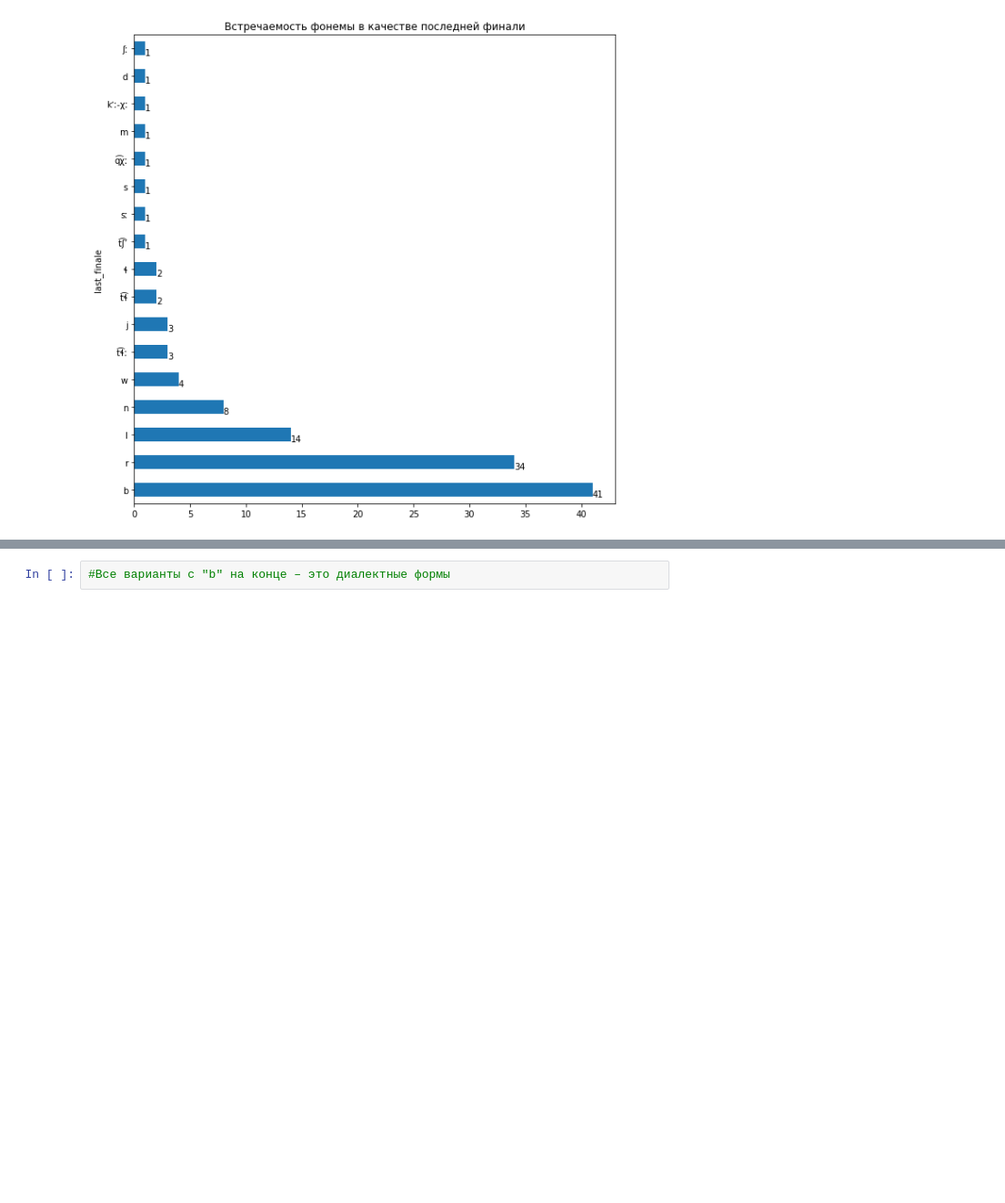
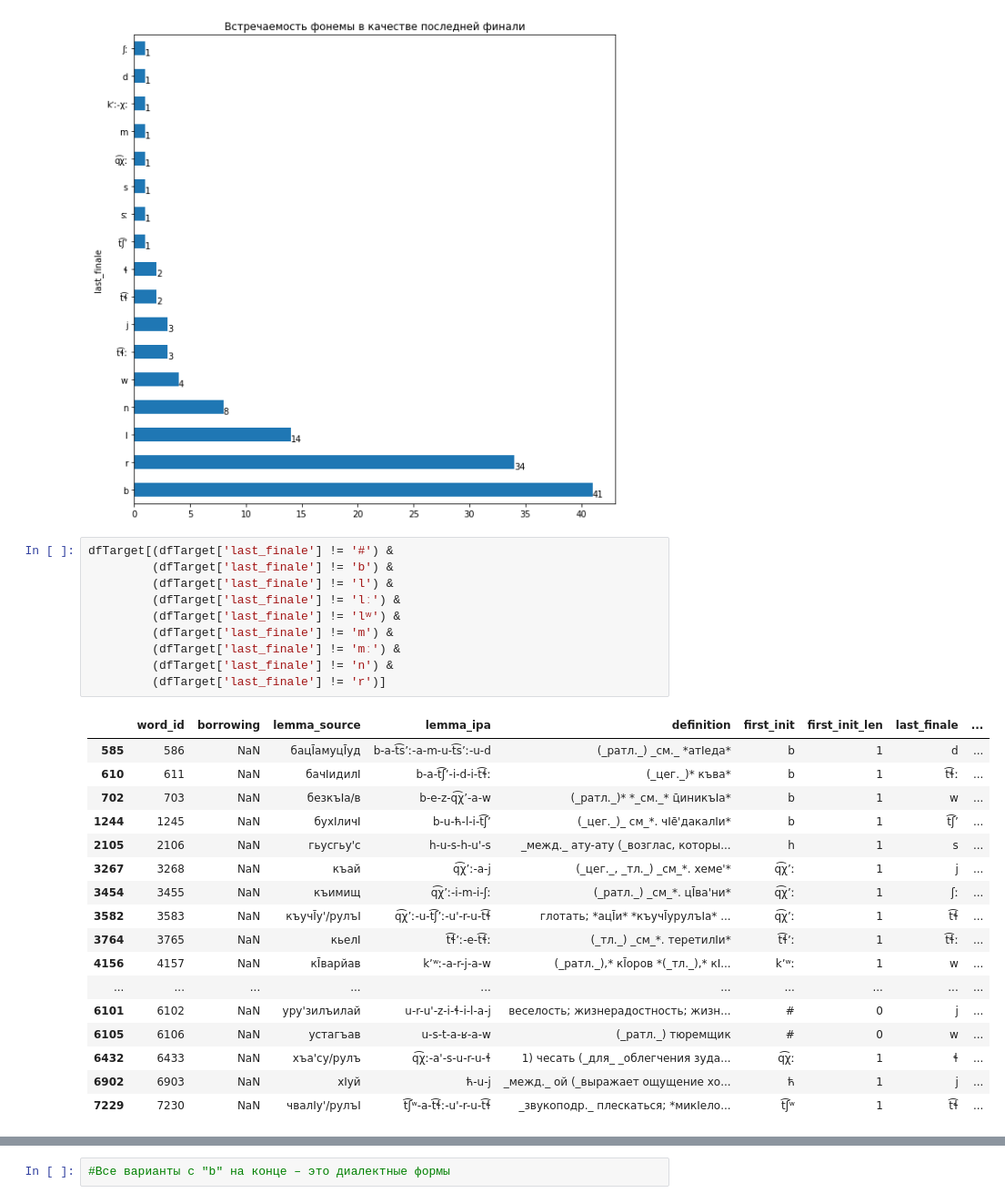
Before and after one commit to arsenitheunicorn/akhvakh_phonology, a Jupyter notebook: akhvakh_dataDrivenAnalysis.ipynb, the cells around one changed output, grey strips where cells are left out. Shown at 91% size. Drawn from its saved outputs; the diff is of its cells as text; blank space fills up the shorter version.

```diff
--- a/akhvakh_dataDrivenAnalysis.ipynb
+++ b/akhvakh_dataDrivenAnalysis.ipynb
@@ -399,6 +427,34 @@ for p in ax.patches:
     ax.annotate(str(p.get_width()), (p.get_width(), p.get_y()))
 # %% [output]
 [figure]
+# %%
+dfTarget[(dfTarget['last_finale'] != '#') &
+         (dfTarget['last_finale'] != 'b') &
+         (dfTarget['last_finale'] != 'l') &
+         (dfTarget['last_finale'] != 'lː') &
+         (dfTarget['last_finale'] != 'lʷ') &
+         (dfTarget['last_finale'] != 'm') &
+         (dfTarget['last_finale'] != 'mː') &
+         (dfTarget['last_finale'] != 'n') &
+         (dfTarget['last_finale'] != 'r')]
+# %% [output]
+|  | word_id | borrowing | lemma_source | lemma_ipa | definition | first_init | first_init_len | last_finale | ... |
+| 585 | 586 | NaN | бацĪамуцĪуд | b-a-t͡s’ː-a-m-u-t͡s’ː-u-d | (_ратл._) _см._ *атIеда* | b | 1 | d | ... |
+| 610 | 611 | NaN | бачIидилI | b-a-t͡ʃ’-i-d-i-t͡ɬː | (_цег._)* къва* | b | 1 | t͡ɬː | ... |
+| 702 | 703 | NaN | безкъIа/в | b-e-z-q͡χ’-a-w | (_ратл._)* *_см._* ц̄иникъIа* | b | 1 | w | ... |
+| 1244 | 1245 | NaN | бухIличI | b-u-ћ-l-i-t͡ʃ’ | (_цег._)_ см_*. чIе̄'дакалIи* | b | 1 | t͡ʃ’ | ... |
+| 2105 | 2106 | NaN | гьусгьу'с | h-u-s-h-u'-s | _межд._ ату-ату (_возглас, которы... | h | 1 | s | ... |
+| 3267 | 3268 | NaN | къай | q͡χ’ː-a-j | (_цег._, _тл._) _см_*. хеме'* | q͡χ’ː | 1 | j | ... |
+| 3454 | 3455 | NaN | къимищ | q͡χ’ː-i-m-i-ʃː | (_ратл._) _см_*. цĪва'ни* | q͡χ’ː | 1 | ʃː | ... |
+| 3582 | 3583 | NaN | къучĪу'/рулъI | q͡χ’ː-u-t͡ʃ’ː-u'-r-u-t͡ɬ | глотать; *ацĪи* *къучĪурулъIа* ... | q͡χ’ː | 1 | t͡ɬ | ... |
+| 3764 | 3765 | NaN | кьелI | t͡ɬʼː-e-t͡ɬː | (_тл._) _см_*. теретилIи* | t͡ɬʼː | 1 | t͡ɬː | ... |
+| 4156 | 4157 | NaN | кĪварйав | kʼʷː-a-r-j-a-w | (_ратл._),* кĪоров *(_тл._),* кI... | kʼʷː | 1 | w | ... |
+| ... | ... | ... | ... | ... | ... | ... | ... | ... | ... |
+| 6101 | 6102 | NaN | уру'зилъилай | u-r-u'-z-i-ɬ-i-l-a-j | веселость; жизнерадостность; жизн... | # | 0 | j | ... |
+| 6105 | 6106 | NaN | устагъав | u-s-t-a-ʁ-a-w | (_ратл._) тюремщик | # | 0 | w | ... |
+| 6432 | 6433 | NaN | хъа'су/рулъ | q͡χː-a'-s-u-r-u-ɬ | 1) чесать (_для_ _облегчения зуда... | q͡χː | 1 | ɬ | ... |
+| 6902 | 6903 | NaN | хIуй | ћ-u-j | _межд._ ой (_выражает ощущение хо... | ћ | 1 | j | ... |
+| 7229 | 7230 | NaN | чвалIу'/рулъI | t͡ʃʷ-a-t͡ɬː-u'-r-u-t͡ɬ | _звукоподр._ плескаться; *микIело... | t͡ʃʷ | 1 | t͡ɬ | ... |
 # %%
 dfTarget[dfTarget['last_finale'] == 'b']
 # %% [output]
```
Also changed, not shown: parts of 9 cells of this notebook.
